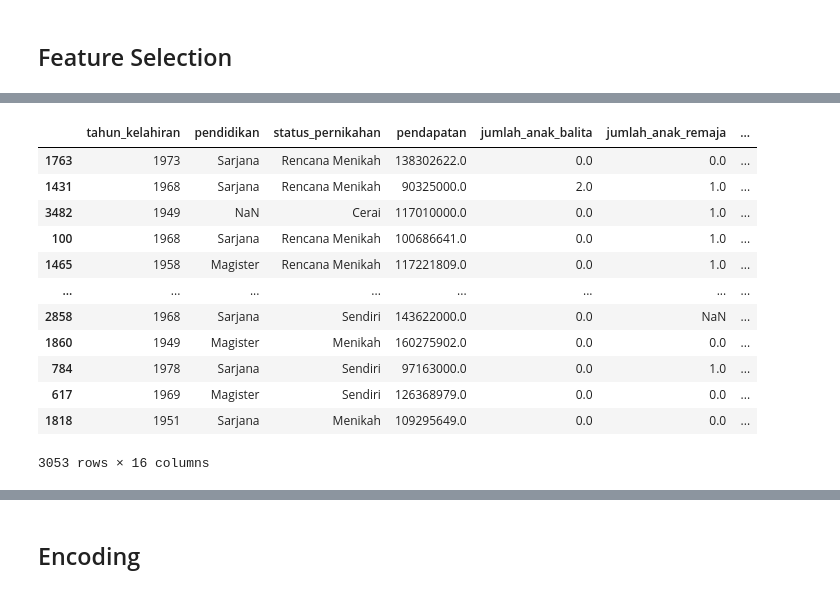
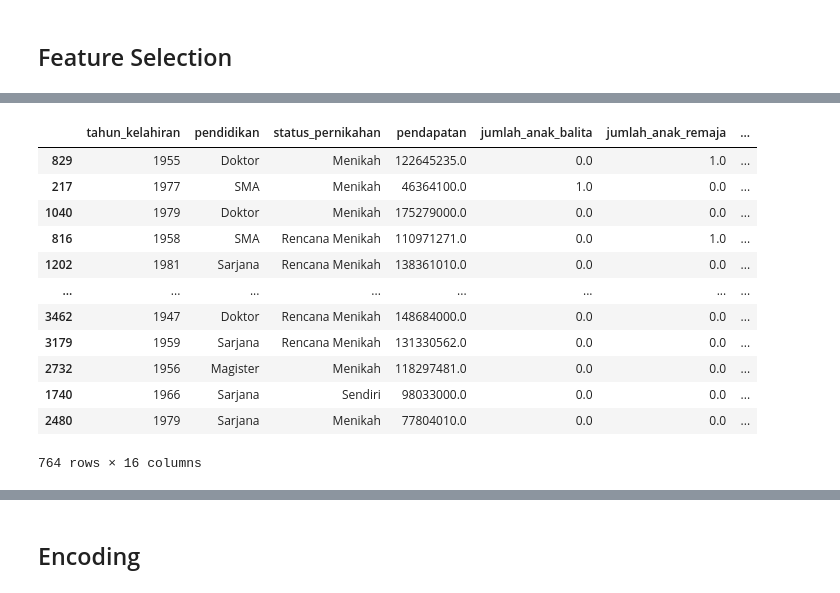
Before and after one commit to azizriza1210/Karpet-Biru, a Jupyter notebook: bismillah.ipynb, the cells around one changed output, grey strips where cells are left out. Drawn from its saved outputs; the diff is of its cells as text; code cells hidden in the pictures.

```diff
--- a/bismillah.ipynb
+++ b/bismillah.ipynb
@@ -665,22 +727,22 @@ X_train_capped
 | 617 | 1969 | Magister | Sendiri | 126368979.0 | 0.0 | 0.0 | ... |
 | 1818 | 1951 | Sarjana | Menikah | 109295649.0 | 0.0 | 0.0 | ... |
 3053 rows × 16 columns
-# %%
-X_train_capped
-# %% [output]
-|  | tahun_kelahiran | pendidikan | status_pernikahan | pendapatan | jumlah_anak_balita | jumlah_anak_remaja | ... |
-| 1763 | 1973 | Sarjana | Rencana Menikah | 138302622.0 | 0.0 | 0.0 | ... |
-| 1431 | 1968 | Sarjana | Rencana Menikah | 90325000.0 | 2.0 | 1.0 | ... |
-| 3482 | 1949 | NaN | Cerai | 117010000.0 | 0.0 | 1.0 | ... |
-| 100 | 1968 | Sarjana | Rencana Menikah | 100686641.0 | 0.0 | 1.0 | ... |
-| 1465 | 1958 | Magister | Rencana Menikah | 117221809.0 | 0.0 | 1.0 | ... |
-| ... | ... | ... | ... | ... | ... | ... | ... |
-| 2858 | 1968 | Sarjana | Sendiri | 143622000.0 | 0.0 | NaN | ... |
-| 1860 | 1949 | Magister | Menikah | 160275902.0 | 0.0 | 0.0 | ... |
-| 784 | 1978 | Sarjana | Sendiri | 97163000.0 | 0.0 | 1.0 | ... |
-| 617 | 1969 | Magister | Sendiri | 126368979.0 | 0.0 | 0.0 | ... |
-| 1818 | 1951 | Sarjana | Menikah | 109295649.0 | 0.0 | 0.0 | ... |
-3053 rows × 16 columns
+# %%
+X_test_capped
+# %% [output]
+|  | tahun_kelahiran | pendidikan | status_pernikahan | pendapatan | jumlah_anak_balita | jumlah_anak_remaja | ... |
+| 829 | 1955 | Doktor | Menikah | 122645235.0 | 0.0 | 1.0 | ... |
+| 217 | 1977 | SMA | Menikah | 46364100.0 | 1.0 | 0.0 | ... |
+| 1040 | 1979 | Doktor | Menikah | 175279000.0 | 0.0 | 0.0 | ... |
+| 816 | 1958 | SMA | Rencana Menikah | 110971271.0 | 0.0 | 1.0 | ... |
+| 1202 | 1981 | Sarjana | Rencana Menikah | 138361010.0 | 0.0 | 0.0 | ... |
+| ... | ... | ... | ... | ... | ... | ... | ... |
+| 3462 | 1947 | Doktor | Rencana Menikah | 148684000.0 | 0.0 | 0.0 | ... |
+| 3179 | 1959 | Sarjana | Rencana Menikah | 131330562.0 | 0.0 | 0.0 | ... |
+| 2732 | 1956 | Magister | Menikah | 118297481.0 | 0.0 | 0.0 | ... |
+| 1740 | 1966 | Sarjana | Sendiri | 98033000.0 | 0.0 | 0.0 | ... |
+| 2480 | 1979 | Sarjana | Menikah | 77804010.0 | 0.0 | 0.0 | ... |
+764 rows × 16 columns
 # %%
 p_values = []
 interpretation = []
```
Also changed, not shown: parts of 12 cells of this notebook.
